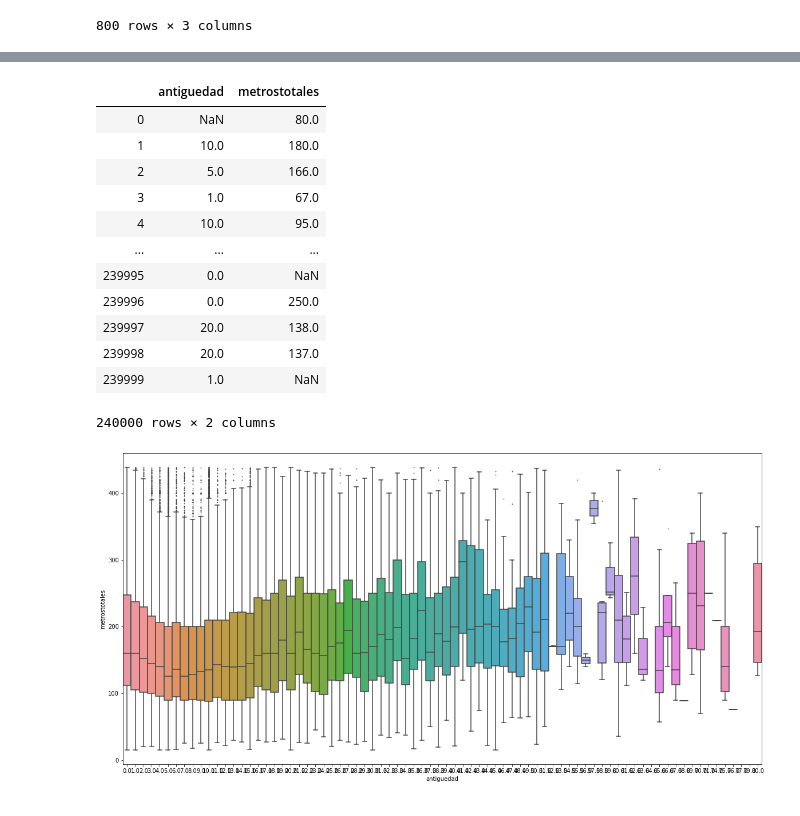
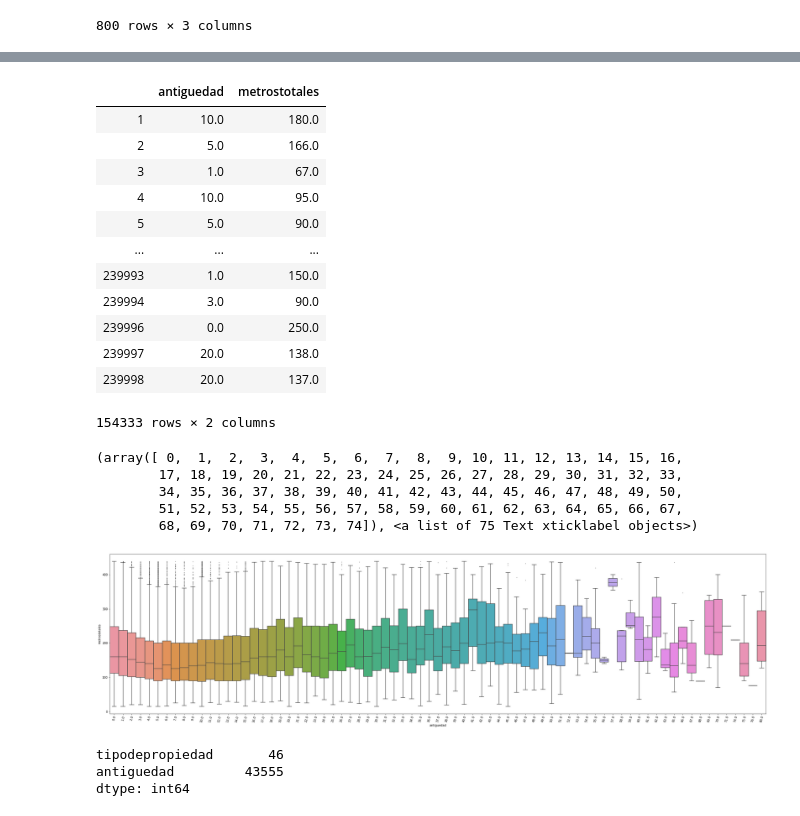
Before and after one commit to PBrrtrn/7506-organizacion-de-datos, a Jupyter notebook: src/exp/exploracion_por_antiguedad.ipynb, the cells around one changed output, grey strips where cells are left out. Saved outputs shown, nothing was run; the diff lists cells and outputs as text; code cells hidden in the pictures.

```diff
--- a/src/exp/exploracion_por_antiguedad.ipynb
+++ b/src/exp/exploracion_por_antiguedad.ipynb
@@ -136,23 +138,30 @@ plt.show()
 # %%
 ant_metros_totales = data[['antiguedad', 'metrostotales']]
+ant_metros_totales = ant_metros_totales.dropna()
 # %%
 ant_metros_totales
 # %% [output]
 |  | antiguedad | metrostotales |
-| 0 | NaN | 80.0 |
 | 1 | 10.0 | 180.0 |
 | 2 | 5.0 | 166.0 |
 | 3 | 1.0 | 67.0 |
 | 4 | 10.0 | 95.0 |
+| 5 | 5.0 | 90.0 |
 | ... | ... | ... |
-| 239995 | 0.0 | NaN |
+| 239993 | 1.0 | 150.0 |
+| 239994 | 3.0 | 90.0 |
 | 239996 | 0.0 | 250.0 |
 | 239997 | 20.0 | 138.0 |
 | 239998 | 20.0 | 137.0 |
-| 239999 | 1.0 | NaN |
-240000 rows × 2 columns
+154333 rows × 2 columns
 # %%
-plt.figure(figsize=(20,10))
+plt.figure(figsize=(40,10))
 ax = sns.boxplot(x = ant_metros_totales['antiguedad'], y=ant_metros_totales['metrostotales'], width=1, fliersize =1)
+plt.xticks(rotation = 75)
 # %% [output]
+(array([ 0,  1,  2,  3,  4,  5,  6,  7,  8,  9, 10, 11, 12, 13, 14, 15, 16,
+        17, 18, 19, 20, 21, 22, 23, 24, 25, 26, 27, 28, 29, 30, 31, 32, 33,
+        34, 35, 36, 37, 38, 39, 40, 41, 42, 43, 44, 45, 46, 47, 48, 49, 50,
+        51, 52, 53, 54, 55, 56, 57, 58, 59, 60, 61, 62, 63, 64, 65, 66, 67,
+        68, 69, 70, 71, 72, 73, 74]), <a list of 75 Text xticklabel objects>)
-[figure, old version]
+[figure, new version]
@@ -158,0 +170,6 @@ ax = sns.boxplot(x = ant_metros_totales['antiguedad'], y=ant_metros_totales['met
+# %%
+ant_tipo.isnull().sum()
+# %% [output]
+tipodepropiedad       46
+antiguedad         43555
+dtype: int64
```
Also changed, not shown: parts of 10 cells of this notebook.
